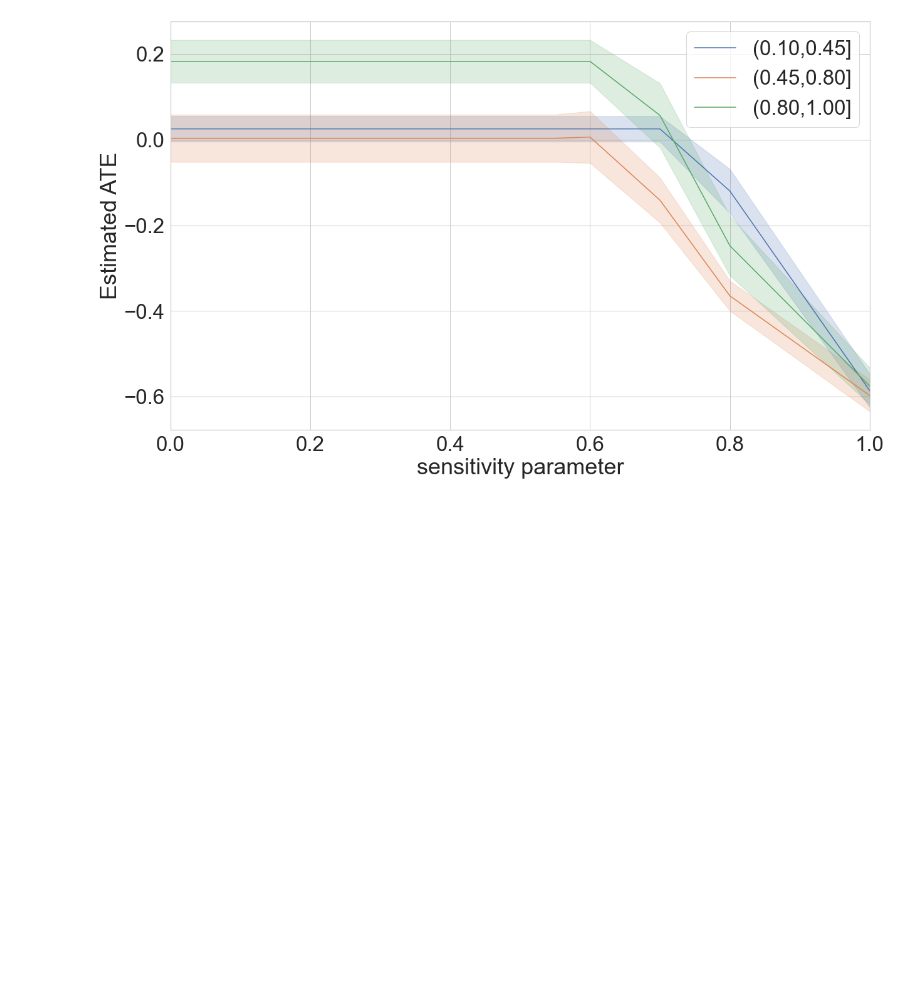
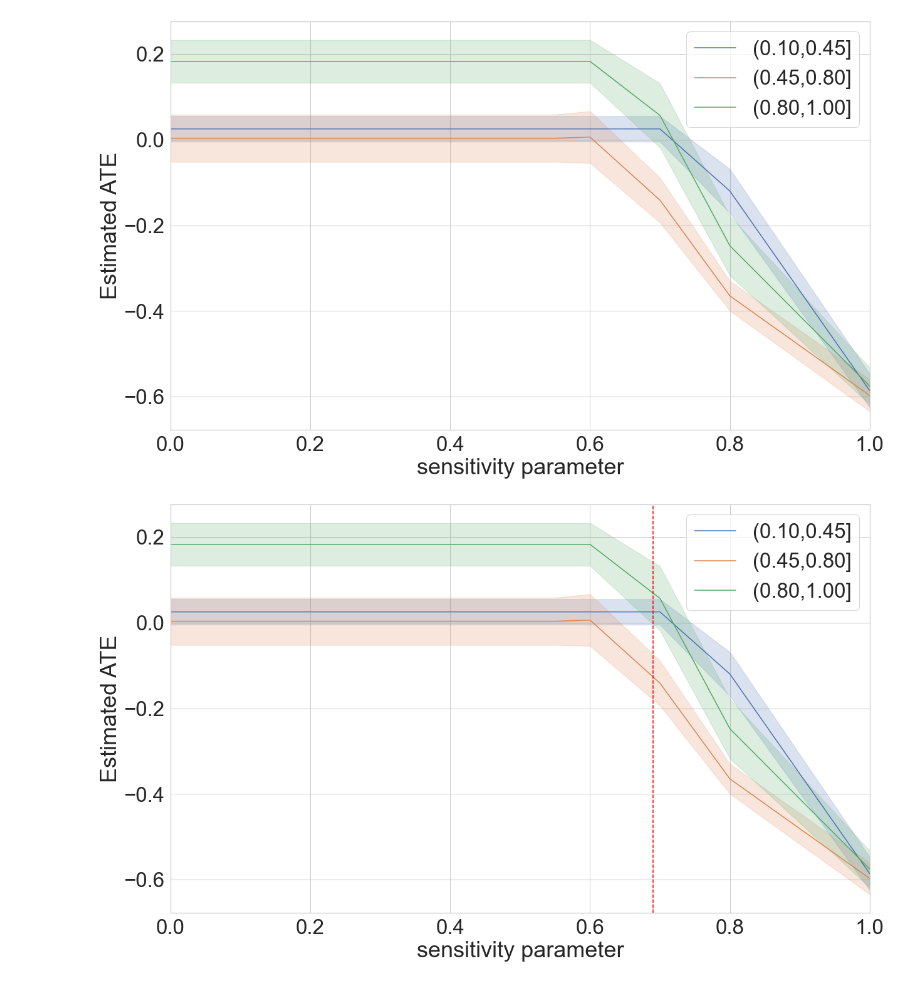
Before and after one commit to Hockey86/iic_causal_inference, a Jupyter notebook: aim2/sensitivity_analysis.ipynb, the cells around one changed output. Drawn from its saved outputs; the diff is of its cells as text; code cells hidden in the pictures; blank space fills up the shorter version.

Commit message:
unobs

```diff
--- a/aim2/sensitivity_analysis.ipynb
+++ b/aim2/sensitivity_analysis.ipynb
@@ -596,3 +596,15 @@ plt.xlim((0,1))
 fig.savefig('unobs_conf_max_c.png')
 # %% [output]
 [figure]
+# %%
+fig = plt.figure(figsize=(20,12))
+sns.lineplot(x='sensitivity parameter',y='(0.10,0.45]',data=ates,ci="sd")
+sns.lineplot(x='sensitivity parameter',y='(0.45,0.80]',data=ates,ci="sd")
+sns.lineplot(x='sensitivity parameter',y='(0.80,1.00]',data=ates,ci="sd")
+plt.legend(['(0.10,0.45]','(0.45,0.80]','(0.80,1.00]'],loc='upper right')
+plt.ylabel('Estimated ATE')
+plt.xlim((0,1))
+plt.axvline(0.69,c='red',ls='--')
+fig.savefig('unobs_conf_max_c.png')
+# %% [output]
+[figure, added]
```
Also changed, not shown: 1 other file.
